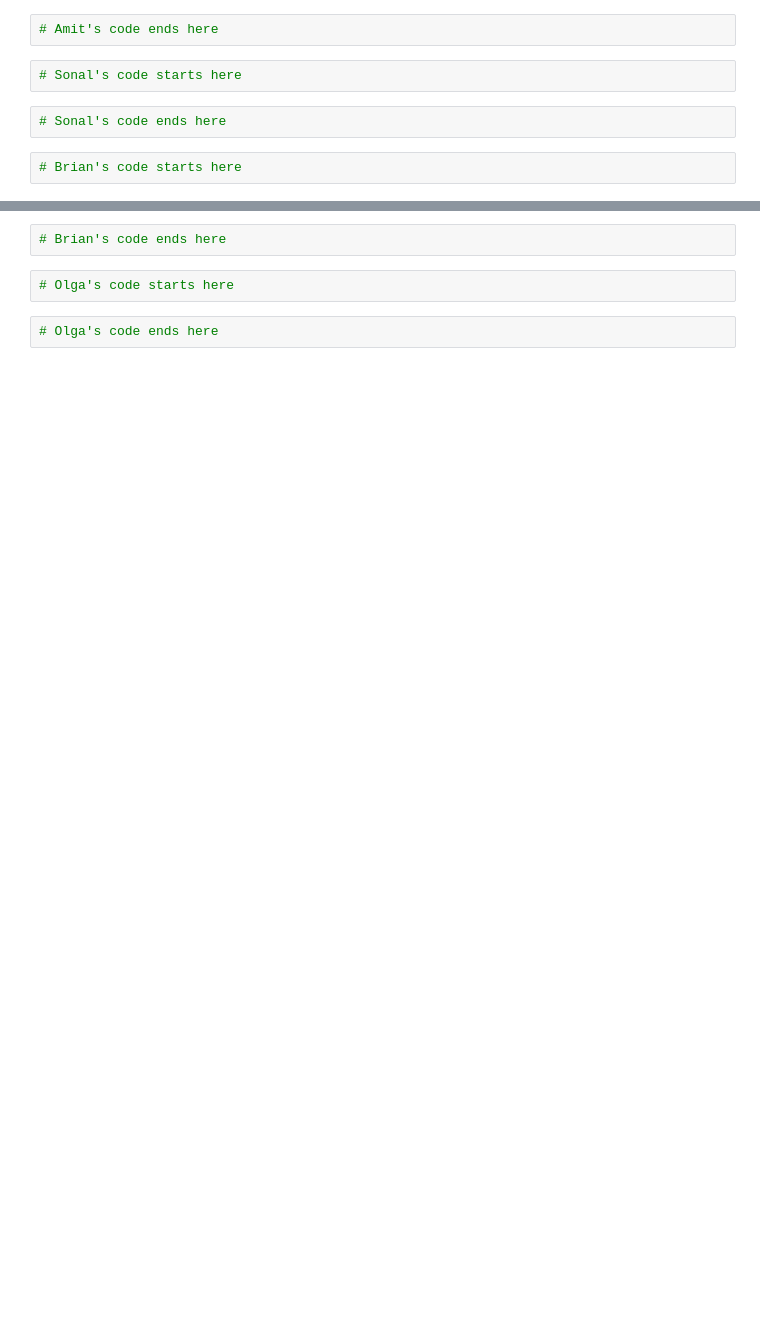
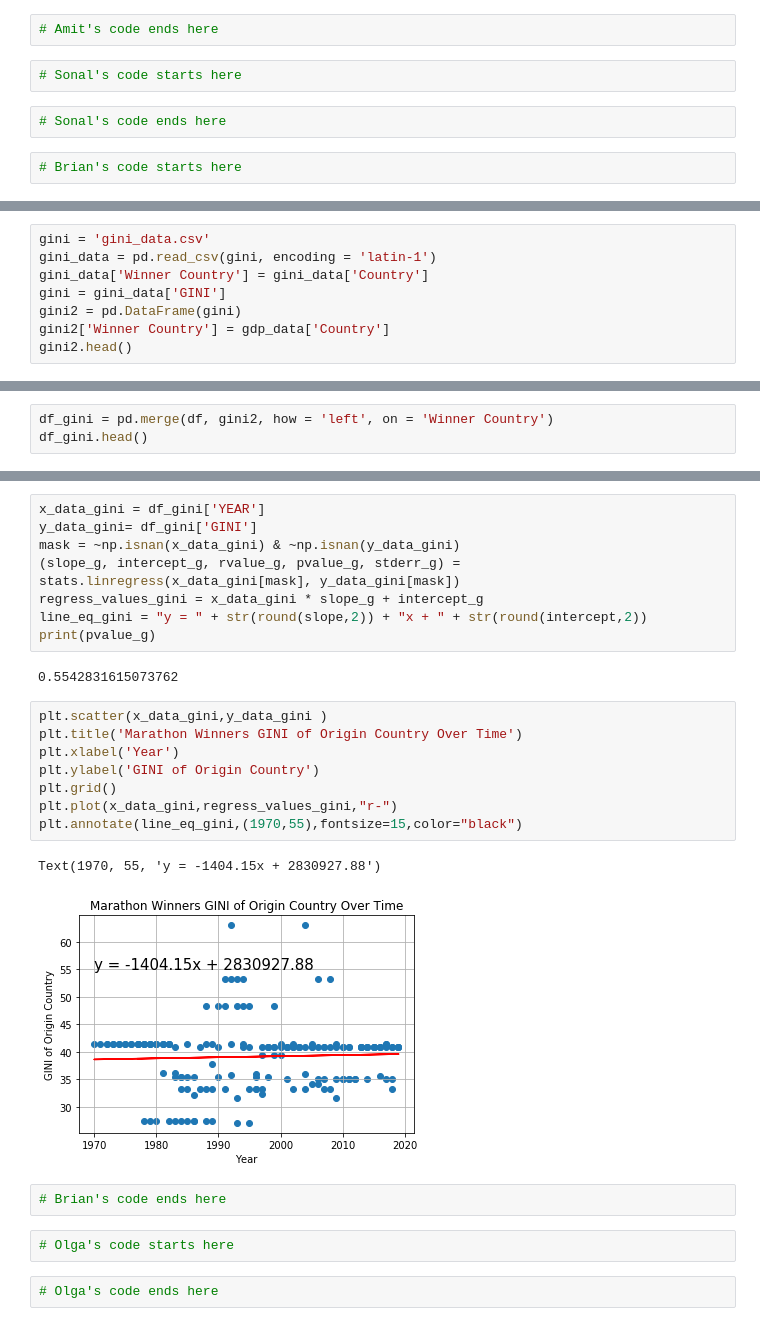
Before and after one commit to bhlynch/project_one, a Jupyter notebook: Team_MarathonRunners_Project_One.ipynb, the cells around one changed output, grey strips where cells are left out. Drawn from its saved outputs; the diff is of its cells as text; blank space fills up the shorter version.

```diff
--- a/Team_MarathonRunners_Project_One.ipynb
+++ b/Team_MarathonRunners_Project_One.ipynb
@@ -43,0 +88,8 @@ marathon_data_complete_new
+# %%
+gini = 'gini_data.csv'
+gini_data = pd.read_csv(gini, encoding = 'latin-1')
+gini_data['Winner Country'] = gini_data['Country']
+gini = gini_data['GINI']
+gini2 = pd.DataFrame(gini)
+gini2['Winner Country'] = gdp_data['Country']
+gini2.head()
@@ -43,0 +103,3 @@ marathon_data_complete_new
+# %%
+df_gini = pd.merge(df, gini2, how = 'left', on = 'Winner Country')
+df_gini.head()
@@ -44,3 +113,24 @@ marathon_data_complete_new
+# %%
+x_data_gini = df_gini['YEAR']
+y_data_gini= df_gini['GINI']
+mask = ~np.isnan(x_data_gini) & ~np.isnan(y_data_gini)
+(slope_g, intercept_g, rvalue_g, pvalue_g, stderr_g) = stats.linregress(x_data_gini[mask], y_data_gini[mask])
+regress_values_gini = x_data_gini * slope_g + intercept_g
+line_eq_gini = "y = " + str(round(slope,2)) + "x + " + str(round(intercept,2))
+print(pvalue_g)
+# %% [output]
+0.5542831615073762
+# %%
+plt.scatter(x_data_gini,y_data_gini )
+plt.title('Marathon Winners GINI of Origin Country Over Time')
+plt.xlabel('Year')
+plt.ylabel('GINI of Origin Country')
+plt.grid()
+plt.plot(x_data_gini,regress_values_gini,"r-")
+plt.annotate(line_eq_gini,(1970,55),fontsize=15,color="black")
+# %% [output]
+Text(1970, 55, 'y = -1404.15x + 2830927.88')
+[figure, added]
 # %%
 # Brian's code ends here
 # %%
```
Also changed, not shown: parts of 9 cells of this notebook.
